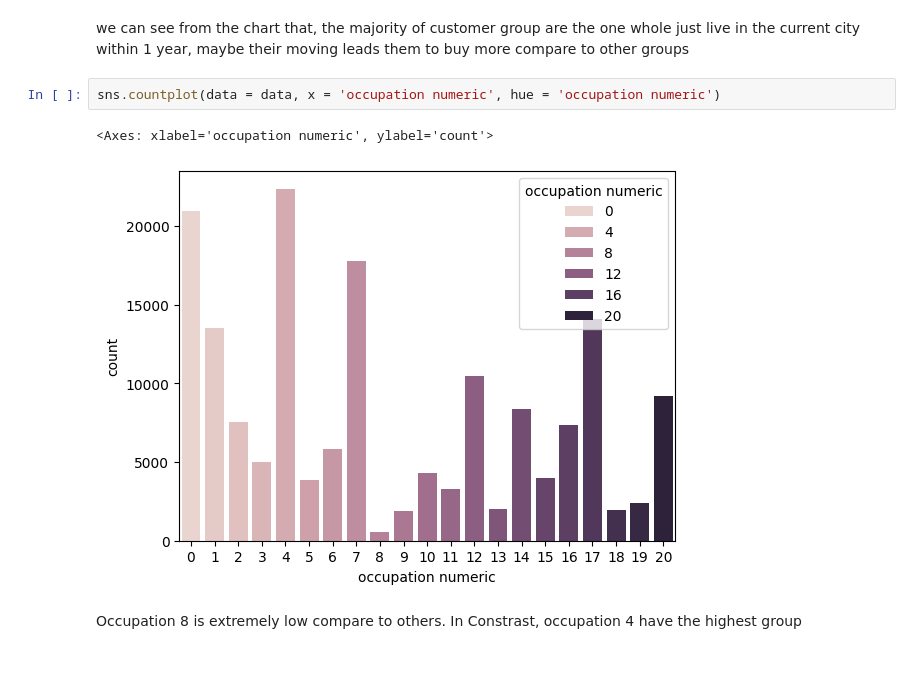
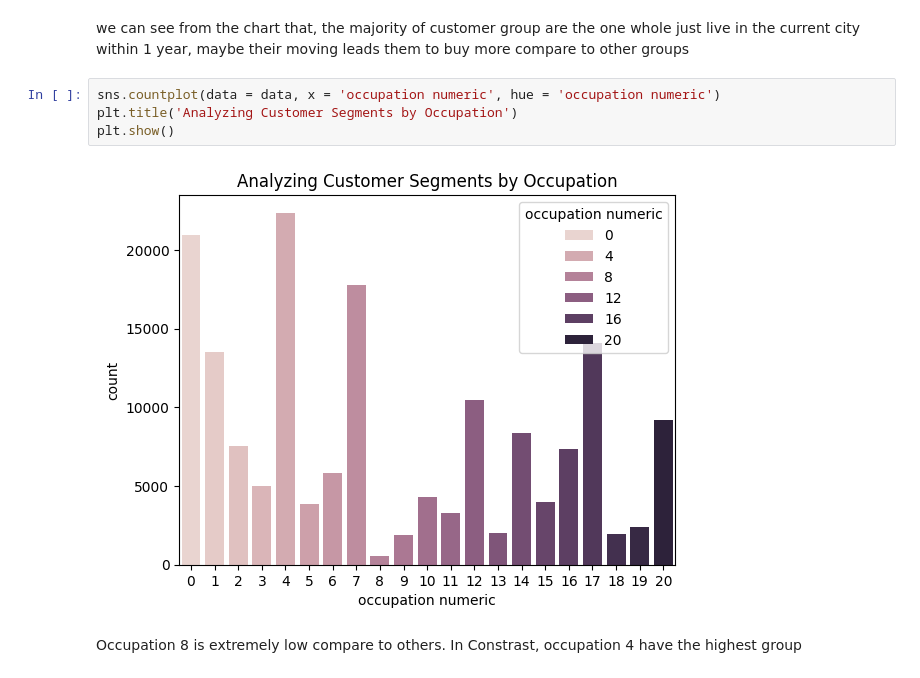
Before and after one commit to HungTranEMC2/Marketing-MLOps, a Jupyter notebook: Data_Analysis/EDA.ipynb, the cells around one changed output. Drawn from its saved outputs; the diff is of its cells as text.

```diff
--- a/Data_Analysis/EDA.ipynb
+++ b/Data_Analysis/EDA.ipynb
@@ -119,9 +123,10 @@ sns.countplot(data= data, x = 'stay_in_current_city_years', hue = 'stay_in_curre
 we can see from the chart that, the majority of customer group are the one whole just live in the current city within 1 year, maybe their moving leads them to buy more compare to other groups
 # %%
 sns.countplot(data = data, x = 'occupation numeric', hue = 'occupation numeric')
+plt.title('Analyzing Customer Segments by Occupation')
+plt.show()
 # %% [output]
-<Axes: xlabel='occupation numeric', ylabel='count'>
-[figure, old version]
+[figure, new version]
 # %% [markdown]
 Occupation 8 is extremely low compare to others. In Constrast, occupation 4 have the highest group
 # %% [markdown]
```
Also changed, not shown: parts of 3 cells of this notebook, 3 other files.
